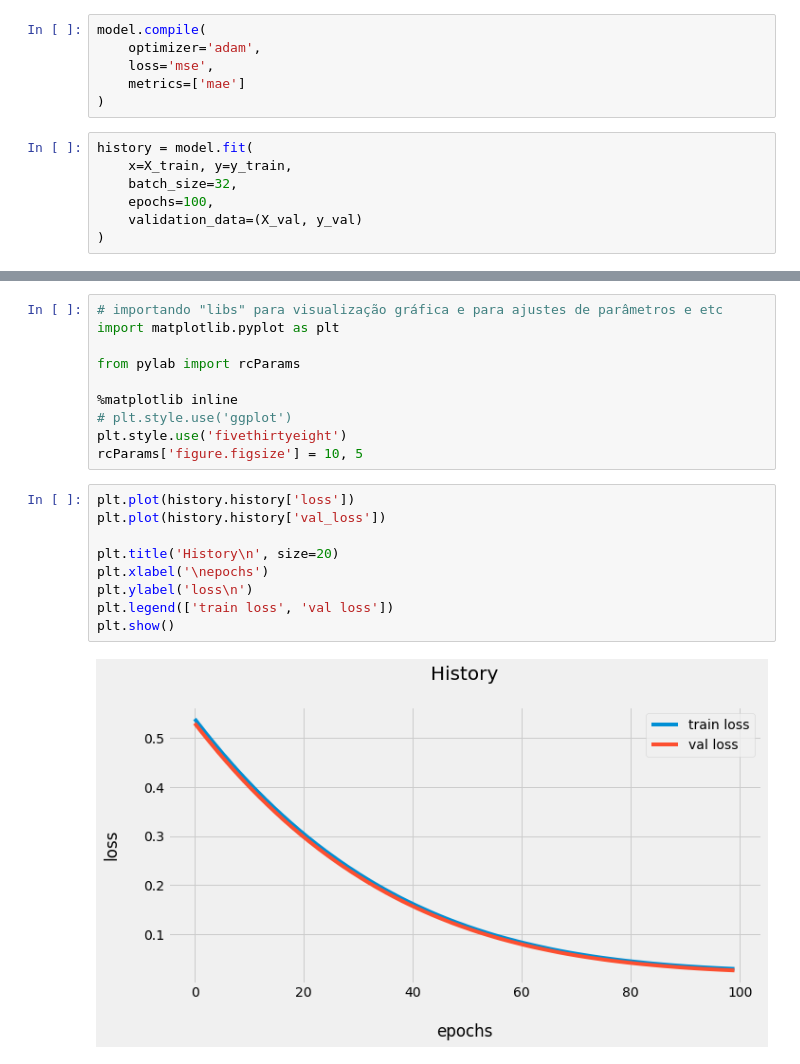
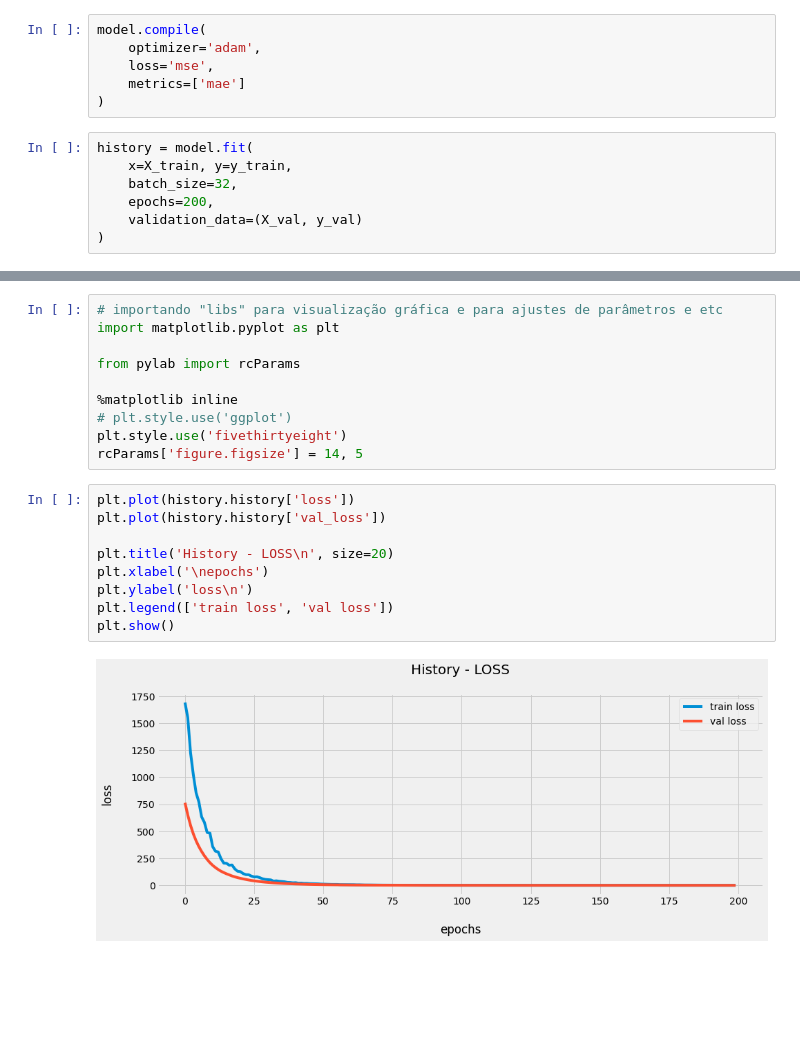
Before and after one commit to FGalvao77/Criando-uma-RNA-simples-com-Keras-para-regressao, a Jupyter notebook: Criando_uma_RNA_simples_com_Keras_para_regressão.ipynb, the cells around one changed output, grey strips where cells are left out. Cells and saved outputs as stored; diff of their text form; blank space fills up the shorter version.

```diff
--- a/Criando_uma_RNA_simples_com_Keras_para_regressão.ipynb
+++ b/Criando_uma_RNA_simples_com_Keras_para_regressão.ipynb
@@ -91,7 +91,7 @@ model.compile(
 history = model.fit(
     x=X_train, y=y_train,
     batch_size=32,
-    epochs=100,
+    epochs=200,
     validation_data=(X_val, y_val)
 )
 # %% [output]
@@ -121,15 +121,15 @@ from pylab import rcParams
 %matplotlib inline
 # plt.style.use('ggplot')
 plt.style.use('fivethirtyeight')
-rcParams['figure.figsize'] = 10, 5
+rcParams['figure.figsize'] = 14, 5
 # %%
 plt.plot(history.history['loss'])
 plt.plot(history.history['val_loss'])
 
-plt.title('History\n', size=20)
+plt.title('History - LOSS\n', size=20)
 plt.xlabel('\nepochs')
 plt.ylabel('loss\n')
 plt.legend(['train loss', 'val loss'])
 plt.show()
 # %% [output]
-[figure, old version]
+[figure, new version]
```
Also changed, not shown: parts of 5 cells of this notebook.
